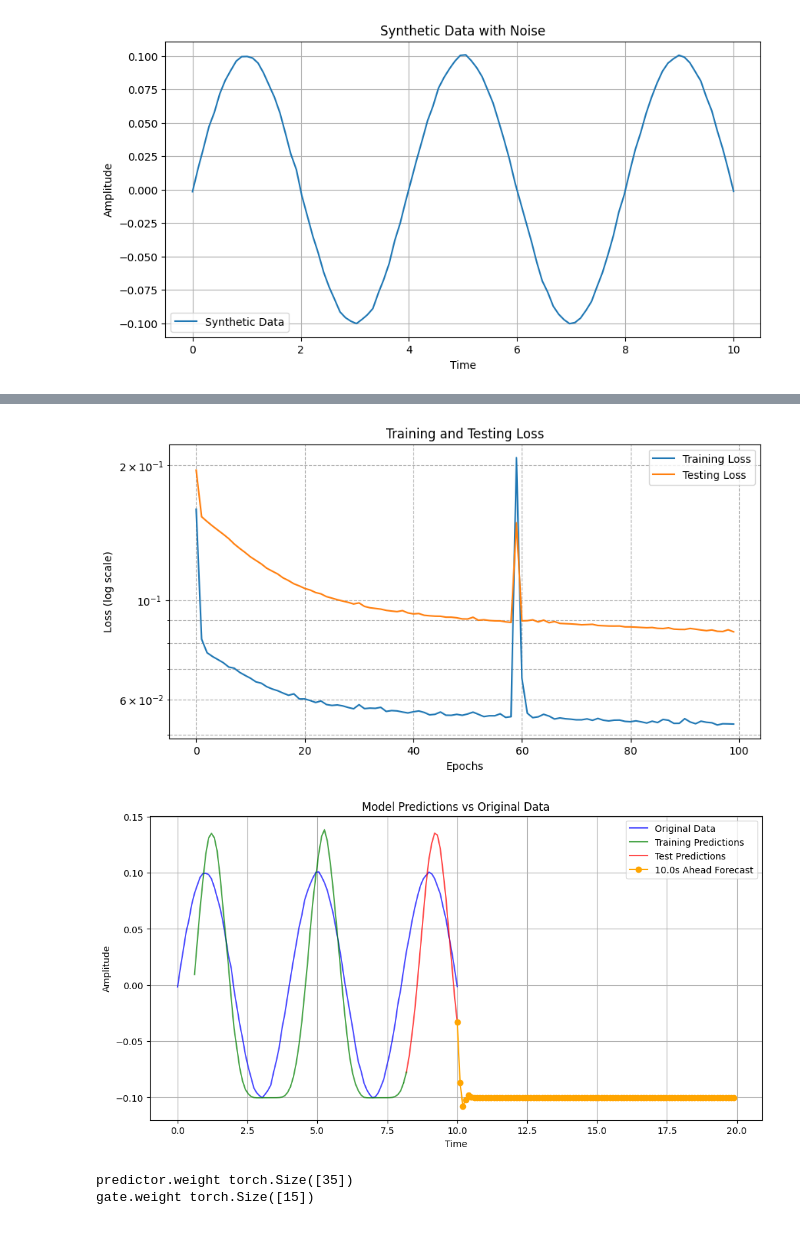
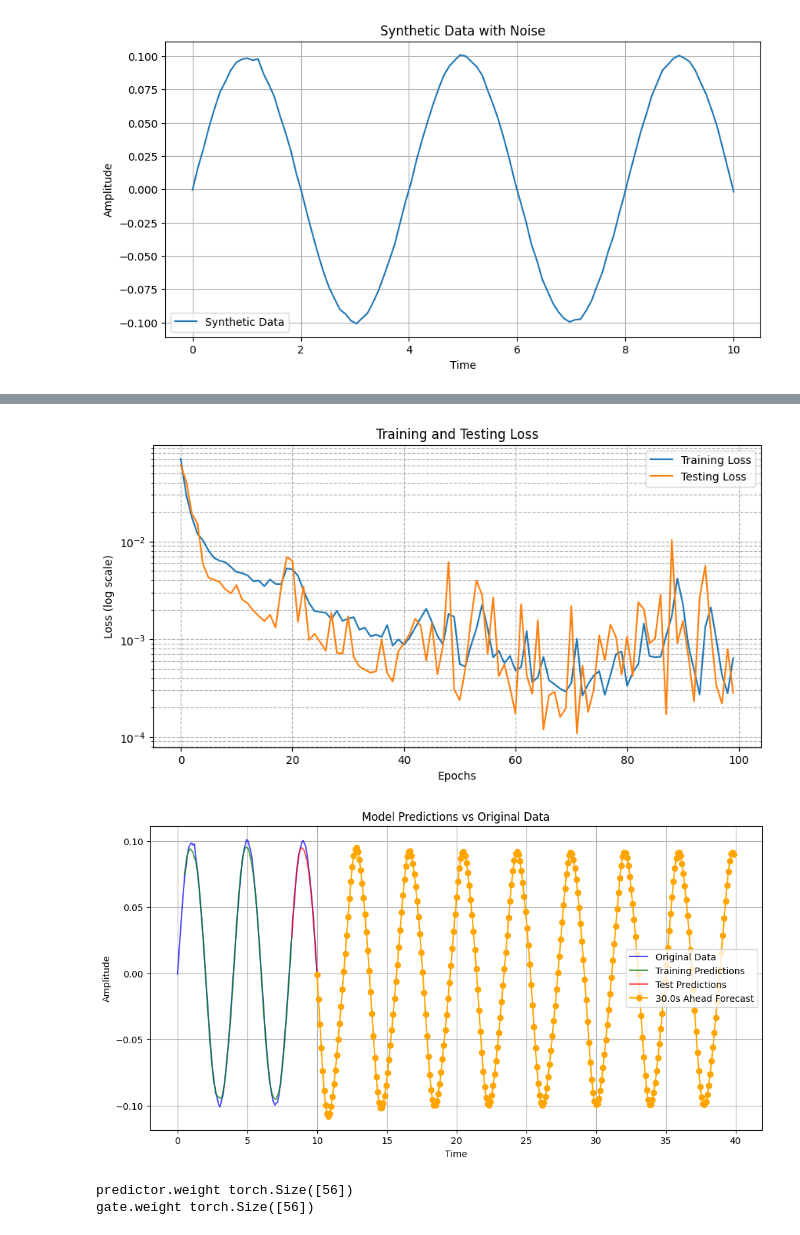
Before and after one commit to carnosi/ghonn_models_pytorch, a Jupyter notebook: 3_playground_gohnu.ipynb, the cells around one changed output, grey strips where cells are left out. Drawn from its saved outputs; the diff is of its cells as text; code cells hidden in the pictures.

Commit message:
Improve example for signal prediction of ghonu

```diff
--- a/3_playground_gohnu.ipynb
+++ b/3_playground_gohnu.ipynb
@@ -43,7 +43,7 @@ plt.show()
 # Prepare data for the models
 N = data.shape[0]
 prev_vals = 5  # Number of historical values to use
-prediction_horizon = 2  # Predict two steps ahead
+prediction_horizon = 1  # Predict two steps ahead
 
 # Initialize X and y
 X = np.zeros((N - prev_vals - prediction_horizon + 1, prev_vals))
@@ -87,16 +87,22 @@ X_train[2]: [0.90540845 0.85589233 0.78626139 0.7321067  0.65232882], y_train[2]
 # Train the HONU model
 input_shape = X.shape[1]
 predictor_order = 3
-gate_order = 2
-gate_activation = "normalize"
-bias = False
+gate_order = 3
+gate_activation = "sigmoid"
+bias = True
 
-lr = 0.001
+lr_p = 0.01
+lr_g = 0.001
 batch_size = 3
 epochs = 100
 
 model = GHONU(input_shape, predictor_order, gate_order, gate_activation=gate_activation, bias=bias)
-optimizer = torch.optim.Adam(model.parameters(), lr=lr)
+optimizer = torch.optim.Adam(
+    [
+        {"params": model.predictor.parameters(), "lr": lr_p},
+        {"params": model.gate.parameters(),      "lr": lr_g},
+    ]
+)
 loss_fn = torch.nn.MSELoss()
 
 # Convert data to PyTorch tensors and add batch dimension
@@ -161,7 +167,7 @@ plt.legend()
 plt.grid(which="both", ls="--")
 plt.show()
 # %% [output]
-[figure, old version]
+[figure, new version]
 # %%
 # Visualize model predictions
 plt.figure(figsize=(12, 6))
@@ -202,44 +208,44 @@ if len(train_predictions) and len(test_predictions):
 
 # --- Multi‐step forecast beyond end of data (1 second ahead) ---
 dt = t[1] - t[0]
-t_ahead = 10.0
+t_ahead = 30.0
 n_future = int(t_ahead / dt)
 
 # start from last test‐window (normalized)
 window = X_test_tensor[-1].clone().squeeze()
 future_norm = []
 
 model.eval()
 with torch.no_grad():
     for _ in range(n_future):
         pred = model(window.unsqueeze(0)).squeeze()
         future_norm.append(pred.item())
         window = torch.cat([pred.unsqueeze(0), window[:-1]])
 
 # back to original scale
 future_preds = scaler_y.inverse_transform(np.array(future_norm).reshape(-1, 1)).flatten()
 
 # build future time axis (exactly n_future steps)
 future_times = test_time[-1] + np.arange(0, n_future) * dt
 
 
 plt.plot(future_times, future_preds, color="orange", marker="o", label=f"{t_ahead}s Ahead Forecast")
 
 # Plot settings
 plt.title("Model Predictions vs Original Data")
 plt.xlabel("Time")
 plt.ylabel("Amplitude")
 plt.legend()
 plt.grid()
 plt.show()
 # %% [output]
-[figure, old version]
+[figure, new version]
 # %%
 for name, param in model.named_parameters():
     print(name, param.size())
 # %% [output]
-predictor.weight torch.Size([35])
-gate.weight torch.Size([15])
+predictor.weight torch.Size([56])
+gate.weight torch.Size([56])
 # %%
 print(model)
 # %% [output]
```
Also changed, not shown: parts of 7 cells of this notebook, 1 other file.
